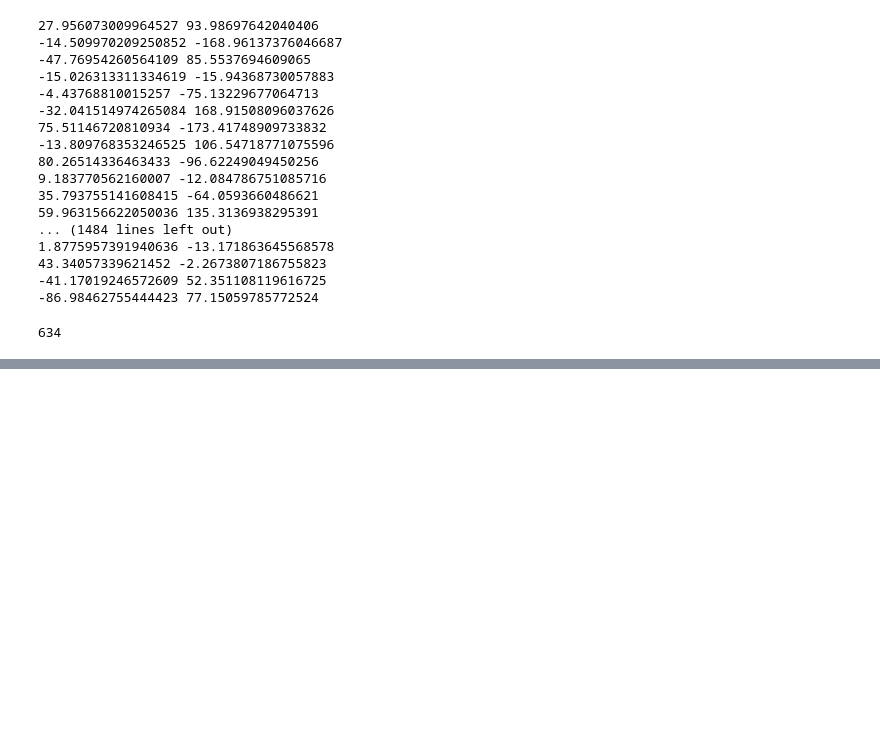
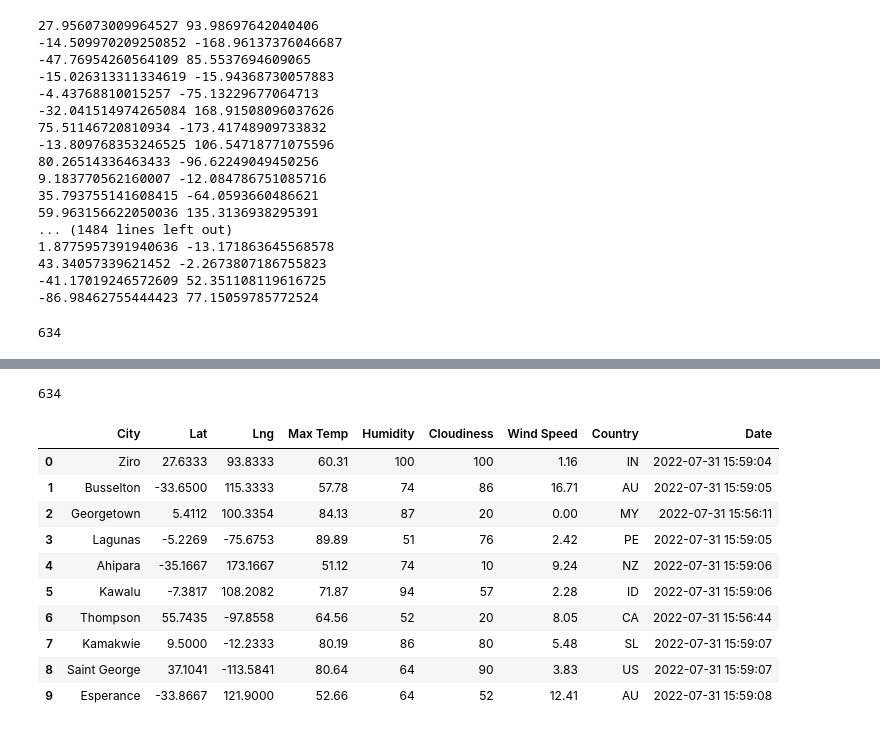
Before and after one commit to sammocadlo/World_Weather_Analysis, a Jupyter notebook: WeatherPy.ipynb, the cells around one changed output, grey strips where cells are left out. Saved outputs shown, nothing was run; the diff lists cells and outputs as text; code cells hidden in the pictures; blank space fills up the shorter version.

Commit message:
commiting WeatherPy file, upodated gitignore, and csv

```diff
--- a/WeatherPy.ipynb
+++ b/WeatherPy.ipynb
@@ -53,0 +64,3 @@ len(cities)
+# %%
+# Starting URL for Weather Map API Call.
+url = "http://api.openweathermap.org/data/2.5/weather?units=Imperial&APPID=" + weather_api_key
@@ -53,0 +148,20 @@ len(cities)
+# %%
+len(cities)
+# %% [output]
+634
+# %%
+# Convert the array of dictionaries to a Pandas DataFrame.
+city_data_df = pd.DataFrame(city_data)
+city_data_df.head(10)
+# %% [output]
+|  | City | Lat | Lng | Max Temp | Humidity | Cloudiness | Wind Speed | Country | Date |
+| 0 | Ziro | 27.6333 | 93.8333 | 60.31 | 100 | 100 | 1.16 | IN | 2022-07-31 15:59:04 |
+| 1 | Busselton | -33.6500 | 115.3333 | 57.78 | 74 | 86 | 16.71 | AU | 2022-07-31 15:59:05 |
+| 2 | Georgetown | 5.4112 | 100.3354 | 84.13 | 87 | 20 | 0.00 | MY | 2022-07-31 15:56:11 |
+| 3 | Lagunas | -5.2269 | -75.6753 | 89.89 | 51 | 76 | 2.42 | PE | 2022-07-31 15:59:05 |
+| 4 | Ahipara | -35.1667 | 173.1667 | 51.12 | 74 | 10 | 9.24 | NZ | 2022-07-31 15:59:06 |
+| 5 | Kawalu | -7.3817 | 108.2082 | 71.87 | 94 | 57 | 2.28 | ID | 2022-07-31 15:59:06 |
+| 6 | Thompson | 55.7435 | -97.8558 | 64.56 | 52 | 20 | 8.05 | CA | 2022-07-31 15:56:44 |
+| 7 | Kamakwie | 9.5000 | -12.2333 | 80.19 | 86 | 80 | 5.48 | SL | 2022-07-31 15:59:07 |
+| 8 | Saint George | 37.1041 | -113.5841 | 80.64 | 64 | 90 | 3.83 | US | 2022-07-31 15:59:07 |
+| 9 | Esperance | -33.8667 | 121.9000 | 52.66 | 64 | 52 | 12.41 | AU | 2022-07-31 15:59:08 |
```
Also changed, not shown: parts of 6 cells of this notebook, 2 other files.
